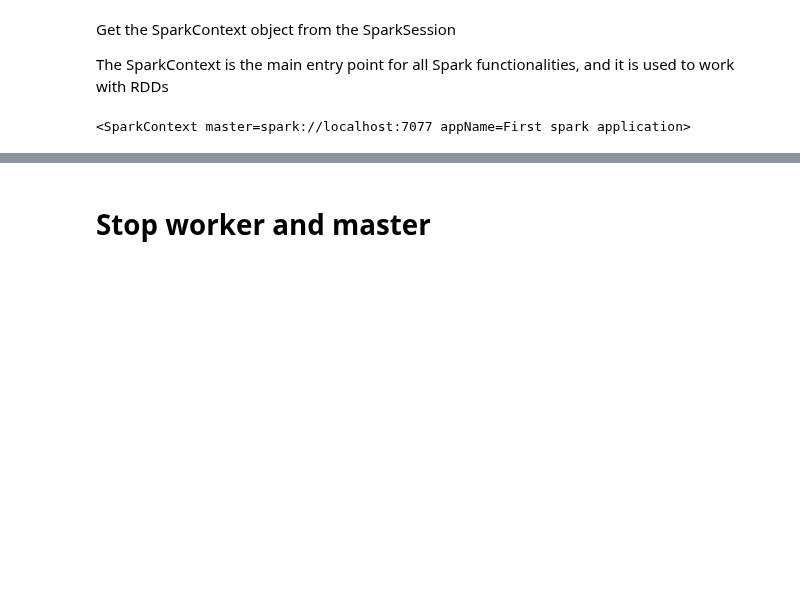
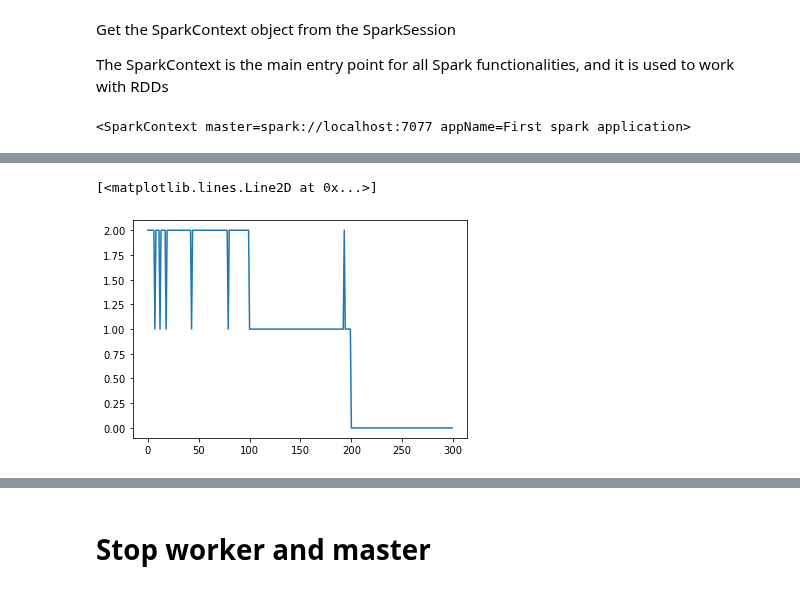
Before and after one commit to jafarpof/MAPDmod.B, a Jupyter notebook: MAPD_B_Project_KMean_MiniBatch_withSpark.ipynb, the cells around one changed output, grey strips where cells are left out. Cells and saved outputs as stored; diff of their text form; code cells hidden in the pictures; blank space fills up the shorter version.

```diff
--- a/MAPD_B_Project_KMean_MiniBatch_withSpark.ipynb
+++ b/MAPD_B_Project_KMean_MiniBatch_withSpark.ipynb
@@ -210,3 +220,8 @@ array([2, 2, 2, 2, 2, 2, 2, 2, 2, 2, 2, 2, 2, 2, 2, 2, 2, 2, 2, 2, 2, 2,
+# %%
+plt.plot(Y)
+# %% [output]
+[<matplotlib.lines.Line2D at 0x...>]
+[figure, added]
 # %%
 from matplotlib import pyplot as plt
 import matplotlib.colors as colors
```
Also changed, not shown: parts of 11 cells of this notebook.
